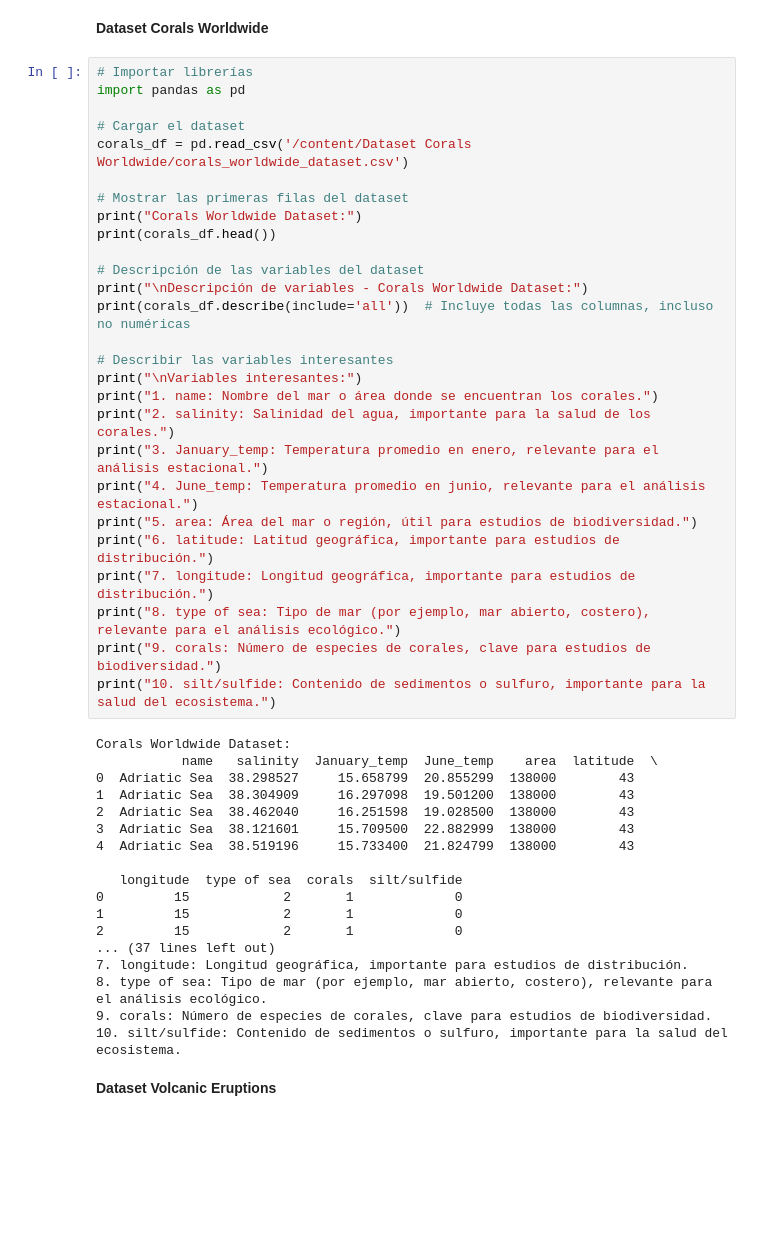
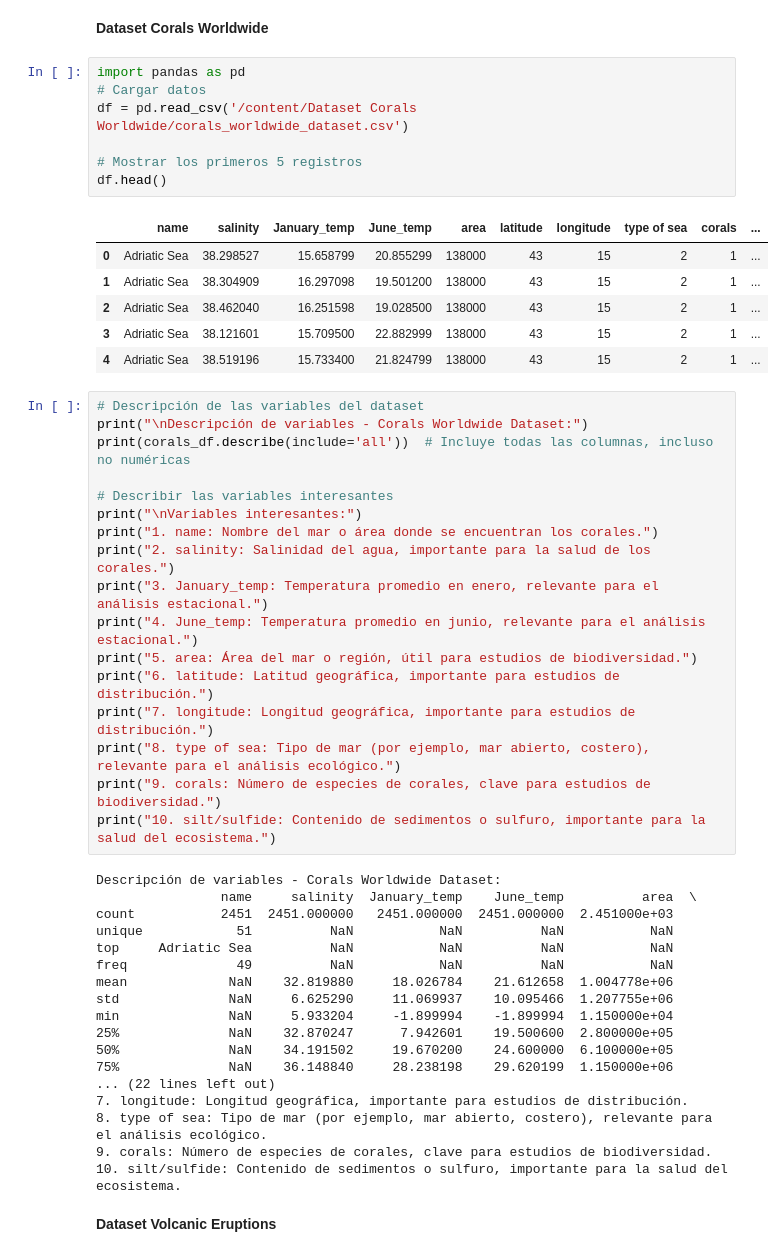
Before and after one commit to belenjmlavin/Dataset.Earth-cience, a Jupyter notebook: dataset_munoz.ipynb, the cells around one changed output. Cells and saved outputs as stored; diff of their text form; blank space fills up the shorter version.

```diff
--- a/dataset_munoz.ipynb
+++ b/dataset_munoz.ipynb
@@ -57,17 +62,21 @@ Climate Change Dataset:
 20. Sea_Surface_Temp (°C): Temperatura de la superficie del mar, importante para estudios oceánicos.
 # %% [markdown]
 **Dataset Corals Worldwide**
+# %%
+import pandas as pd
+# Cargar datos
+df = pd.read_csv('/content/Dataset Corals Worldwide/corals_worldwide_dataset.csv')
+
+# Mostrar los primeros 5 registros
+df.head()
+# %% [output]
+|  | name | salinity | January_temp | June_temp | area | latitude | longitude | type of sea | corals | ... |
+| 0 | Adriatic Sea | 38.298527 | 15.658799 | 20.855299 | 138000 | 43 | 15 | 2 | 1 | ... |
+| 1 | Adriatic Sea | 38.304909 | 16.297098 | 19.501200 | 138000 | 43 | 15 | 2 | 1 | ... |
+| 2 | Adriatic Sea | 38.462040 | 16.251598 | 19.028500 | 138000 | 43 | 15 | 2 | 1 | ... |
+| 3 | Adriatic Sea | 38.121601 | 15.709500 | 22.882999 | 138000 | 43 | 15 | 2 | 1 | ... |
+| 4 | Adriatic Sea | 38.519196 | 15.733400 | 21.824799 | 138000 | 43 | 15 | 2 | 1 | ... |
 # %%
-# Importar librerías
-import pandas as pd
-
-# Cargar el dataset
-corals_df = pd.read_csv('/content/Dataset Corals Worldwide/corals_worldwide_dataset.csv')
-
-# Mostrar las primeras filas del dataset
-print("Corals Worldwide Dataset:")
-print(corals_df.head())
-
 # Descripción de las variables del dataset
 print("\nDescripción de variables - Corals Worldwide Dataset:")
 print(corals_df.describe(include='all'))  # Incluye todas las columnas, incluso no numéricas
@@ -85,19 +94,19 @@ print("8. type of sea: Tipo de mar (por ejemplo, mar abierto, costero), relevant
 print("9. corals: Número de especies de corales, clave para estudios de biodiversidad.")
 print("10. silt/sulfide: Contenido de sedimentos o sulfuro, importante para la salud del ecosistema.")
 # %% [output]
-Corals Worldwide Dataset:
-           name   salinity  January_temp  June_temp    area  latitude  \
-0  Adriatic Sea  38.298527     15.658799  20.855299  138000        43
-1  Adriatic Sea  38.304909     16.297098  19.501200  138000        43
-2  Adriatic Sea  38.462040     16.251598  19.028500  138000        43
-3  Adriatic Sea  38.121601     15.709500  22.882999  138000        43
-4  Adriatic Sea  38.519196     15.733400  21.824799  138000        43
-
-   longitude  type of sea  corals  silt/sulfide
-0         15            2       1             0
-1         15            2       1             0
-2         15            2       1             0
-... (37 lines left out)
+Descripción de variables - Corals Worldwide Dataset:
+                name     salinity  January_temp    June_temp          area  \
+count           2451  2451.000000   2451.000000  2451.000000  2.451000e+03
+unique            51          NaN           NaN          NaN           NaN
+top     Adriatic Sea          NaN           NaN          NaN           NaN
+freq              49          NaN           NaN          NaN           NaN
+mean             NaN    32.819880     18.026784    21.612658  1.004778e+06
+std              NaN     6.625290     11.069937    10.095466  1.207755e+06
+min              NaN     5.933204     -1.899994    -1.899994  1.150000e+04
+25%              NaN    32.870247      7.942601    19.500600  2.800000e+05
+50%              NaN    34.191502     19.670200    24.600000  6.100000e+05
+75%              NaN    36.148840     28.238198    29.620199  1.150000e+06
+... (22 lines left out)
 7. longitude: Longitud geográfica, importante para estudios de distribución.
 8. type of sea: Tipo de mar (por ejemplo, mar abierto, costero), relevante para el análisis ecológico.
 9. corals: Número de especies de corales, clave para estudios de biodiversidad.
```
Also changed, not shown: parts of 5 cells of this notebook.
